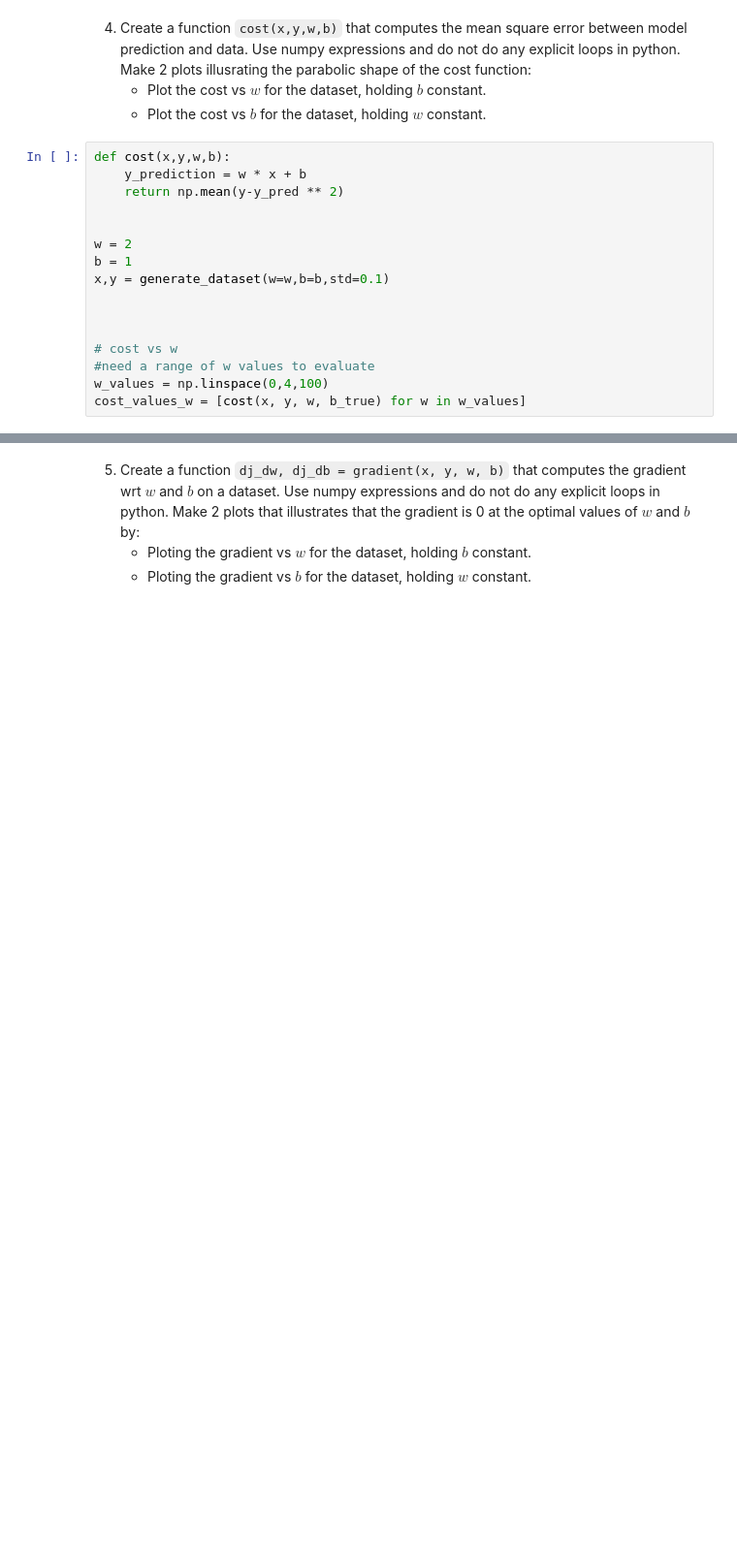
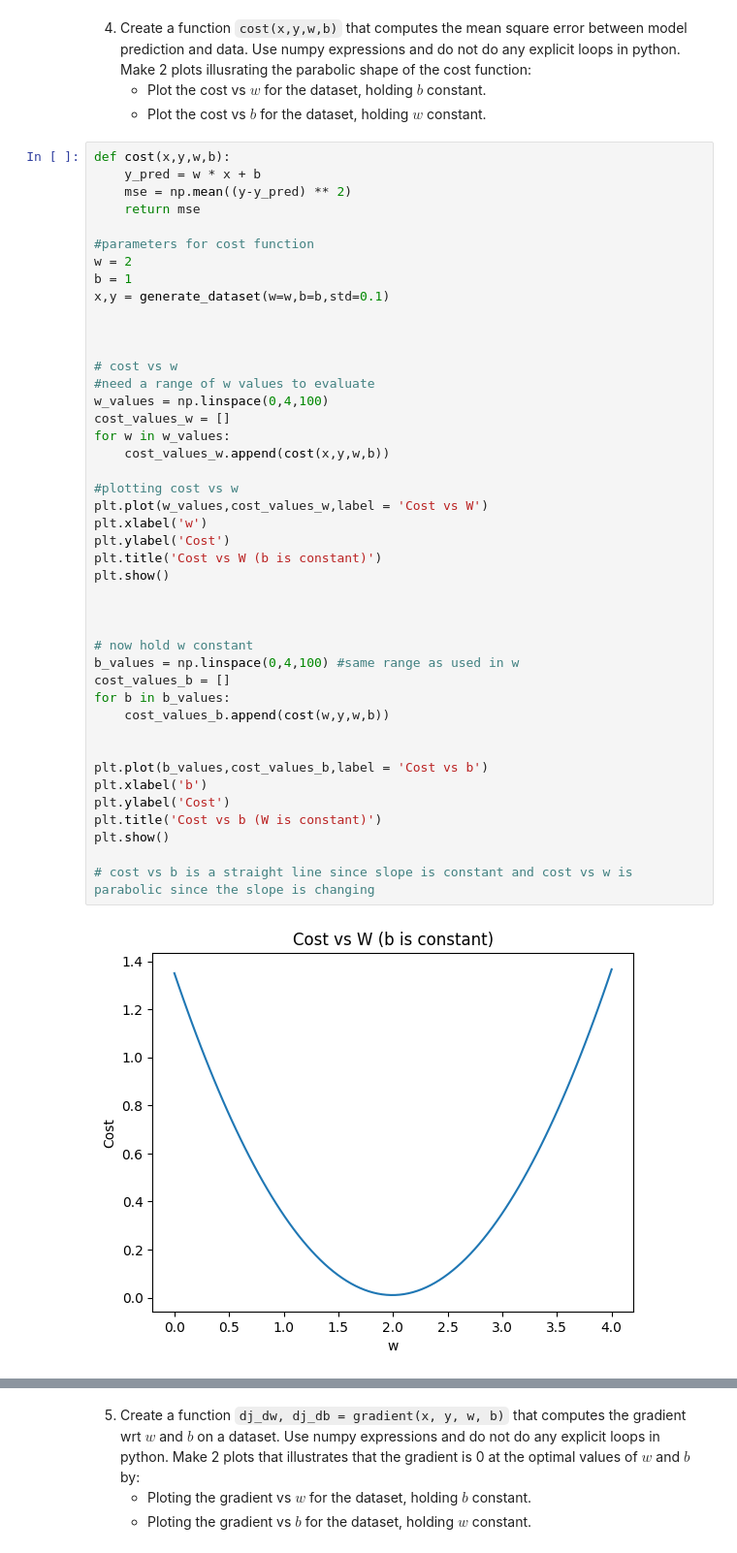
Before and after one commit to s-omarali/DSML2024F, a Jupyter notebook: Labs/Lab.1/Lab.1.ipynb, the cells around one changed output, grey strips where cells are left out. Shown at 97% size. Drawn from its saved outputs; the diff is of its cells as text; blank space fills up the shorter version.

```diff
--- a/Labs/Lab.1/Lab.1.ipynb
+++ b/Labs/Lab.1/Lab.1.ipynb
@@ -135,17 +135,46 @@ plt.show()
    * Plot the cost vs $b$ for the dataset, holding $w$ constant.
 # %%
 def cost(x,y,w,b):
-    y_prediction = w * x + b
-    return np.mean(y-y_pred ** 2)
+    y_pred = w * x + b
+    mse = np.mean((y-y_pred) ** 2)
+    return mse
 
-
+#parameters for cost function
 w = 2
 b = 1
 x,y = generate_dataset(w=w,b=b,std=0.1)
 
 
 
 # cost vs w
 #need a range of w values to evaluate
 w_values = np.linspace(0,4,100)
-cost_values_w = [cost(x, y, w, b_true) for w in w_values]
+cost_values_w = []
+for w in w_values:
+    cost_values_w.append(cost(x,y,w,b))
+
+#plotting cost vs w
+plt.plot(w_values,cost_values_w,label = 'Cost vs W')
+plt.xlabel('w')
+plt.ylabel('Cost')
+plt.title('Cost vs W (b is constant)')
+plt.show()
+
+
+
+# now hold w constant
+b_values = np.linspace(0,4,100) #same range as used in w
+cost_values_b = []
+for b in b_values:
+    cost_values_b.append(cost(w,y,w,b))
+
+
+plt.plot(b_values,cost_values_b,label = 'Cost vs b')
+plt.xlabel('b')
+plt.ylabel('Cost')
+plt.title('Cost vs b (W is constant)')
+plt.show()
+
+# cost vs b is a straight line since slope is constant and cost vs w is parabolic since the slope is changing
+# %% [output]
+[figure, added]
```
Also changed, not shown: parts of 5 cells of this notebook.
